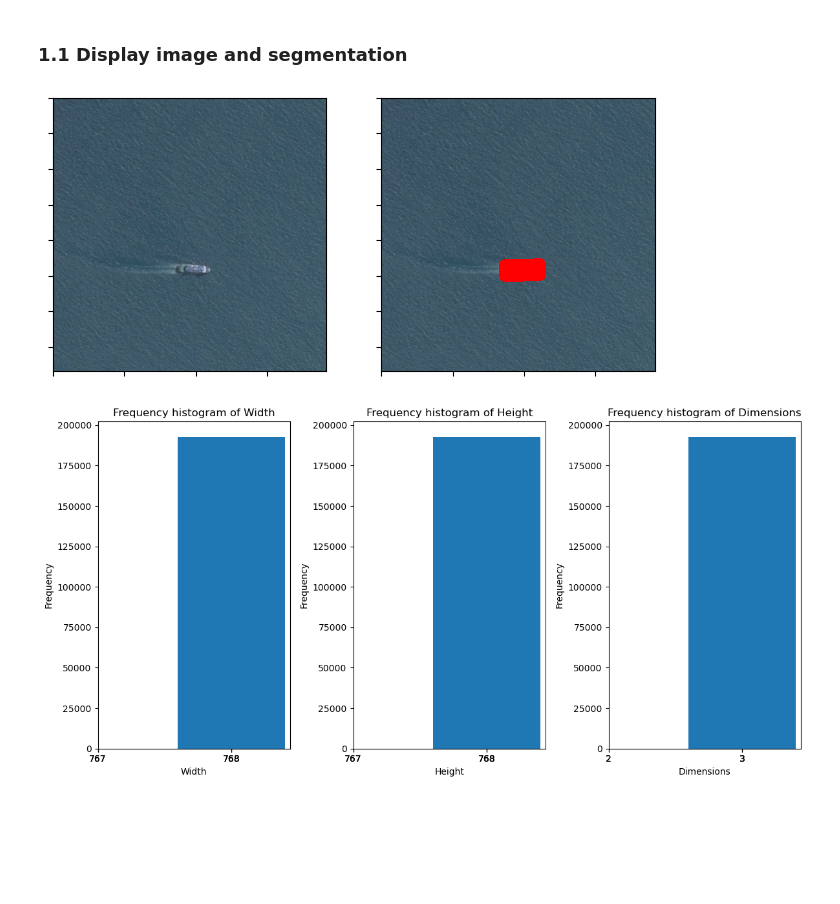
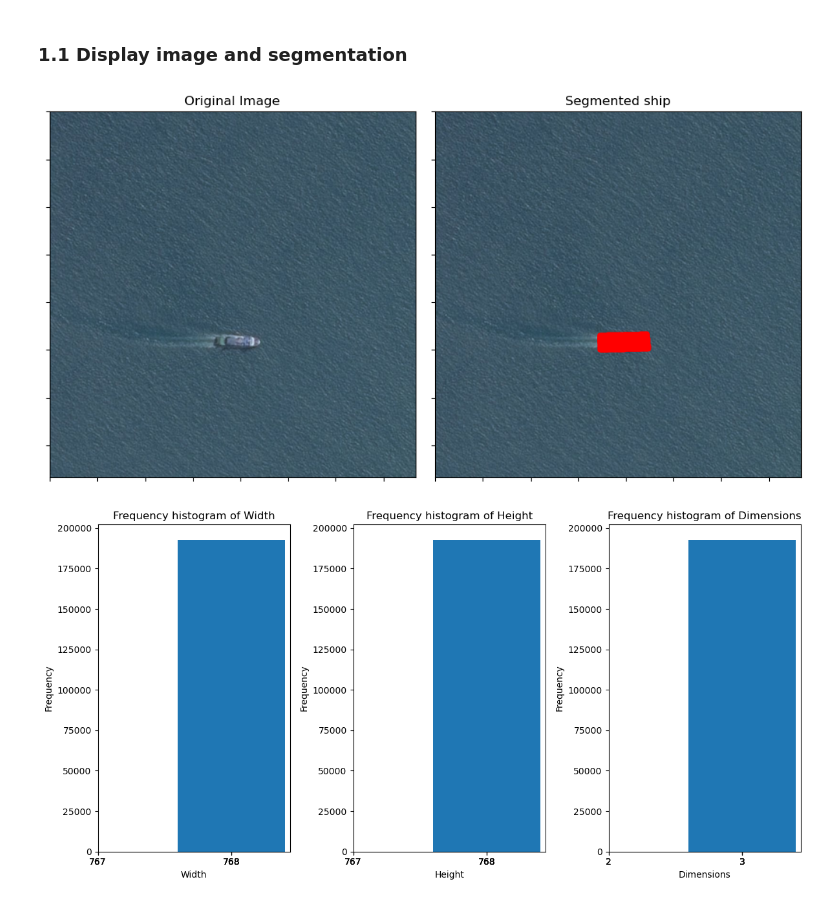
Before and after one commit to TimofiyJ/ML_Ships, a Jupyter notebook: data-analysis.ipynb, the cells around one changed output. Saved outputs shown, nothing was run; the diff lists cells and outputs as text; code cells hidden in the pictures; blank space fills up the shorter version.

Commit message:
feat: refactor code, add markdowns, add pie chart

```diff
--- a/data-analysis.ipynb
+++ b/data-analysis.ipynb
@@ -41,33 +43,3 @@ df.head()
 | 4 | 000194a2d.jpg | 51834 9 52602 9 53370 9 54138 9 5... |
 # %% [markdown]
 ### 1.1 Display image and segmentation
-# %%
-ship_coordinates = list(df.loc[2, 'EncodedPixels'].split())
-ship_coordinates = [int(x) for x in ship_coordinates]
-image_path = train_dir + df.loc[2, 'ImageId']
-image = Image.open(image_path)
-
-pixel_number = np.array(ship_coordinates[::2])
-pixel_amount = np.array(ship_coordinates[1::2])
-pixel_numbers = []
-
-for i in range(len(pixel_amount)):
-    for j in range(pixel_number[i], pixel_number[i] + pixel_amount[i]):
-        pixel_numbers.append(j)
-
-pixel_numbers = np.array(pixel_numbers)
-
-plt.figure(figsize=(12, 6))
-plt.subplot(131)
-plt.imshow(image)
-plt.tick_params(axis='both', which='both', labelleft=False, labelbottom=False)
-plt.subplot(132)
-rows, cols = np.unravel_index(pixel_numbers - 1, image.size[:2])
-plt.imshow(image)
-
-plt.scatter(rows, cols, color='red', marker='o')
-
-plt.tick_params(axis='both', which='both', labelleft=False, labelbottom=False)
-plt.show()
-# %% [output]
-[figure, removed]
@@ -74,3 +59,49 @@ plt.show()
+# %%
+def plot_image(index):
+    '''
+    display the image
+    param index: index of the dataset row
+    '''
+    # ImageId - column with path to the image in the training directory
+    # EncodedPixels - column with run-length encoded pixels of the ship
+
+    if (not pd.isna(df.loc[index, 'EncodedPixels'])):
+        ship_encoded_pixels = list(df.loc[index, 'EncodedPixels'].split())
+        ship_encoded_pixels = [int(x) for x in ship_encoded_pixels]
+        image_path = train_dir + df.loc[index, 'ImageId']
+        image = Image.open(image_path)
+        pixel_numbers = decode_run_length(ship_encoded_pixels)
+
+        x, y = np.unravel_index(pixel_numbers - 1, image.size[:2])
+
+        plt.figure(figsize=(15, 5))
+
+        # Original Image
+        plt.subplot(131)
+        plt.imshow(image)
+        plt.title('Original Image')
+        plt.tick_params(axis='both', which='both', labelleft=False, labelbottom=False)
+
+        # Segmented ship
+        plt.subplot(132)
+        plt.imshow(image)
+        plt.scatter(x, y, color='red', marker='.')
+        plt.title('Segmented ship')
+        plt.tick_params(axis='both', which='both', labelleft=False, labelbottom=False)
+
+        plt.tight_layout()
+        plt.show()
+    else:
+        image_path = train_dir + df.loc[index, 'ImageId']
+        image = Image.open(image_path)
+        plt.imshow(image)
+        plt.title('Image without Ship')
+        plt.tick_params(axis='both', which='both', labelleft=False, labelbottom=False)
+        plt.show()
+# %%
+plot_image(2)
+# %% [output]
+[figure, added]
 # %%
 sizes = []
 for image in os.listdir(train_dir):
```
Also changed, not shown: parts of 9 cells of this notebook.
